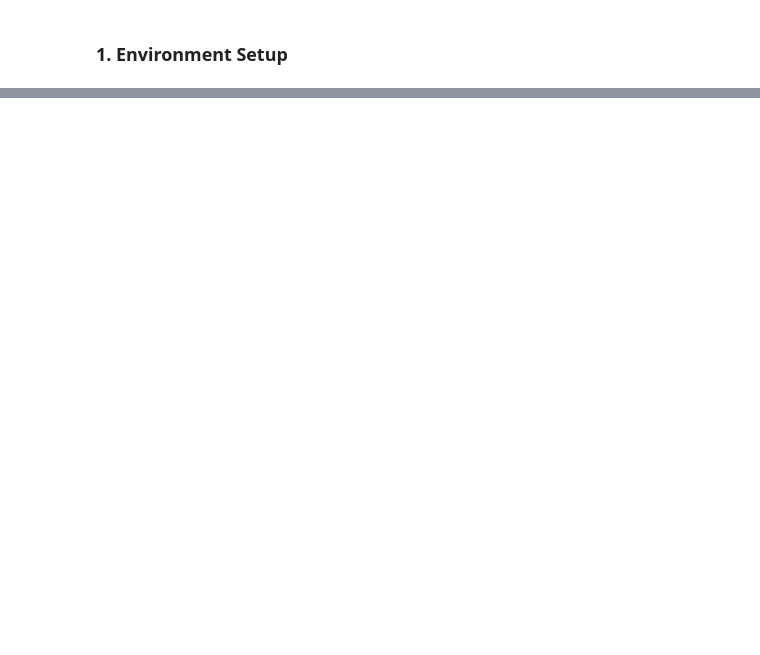
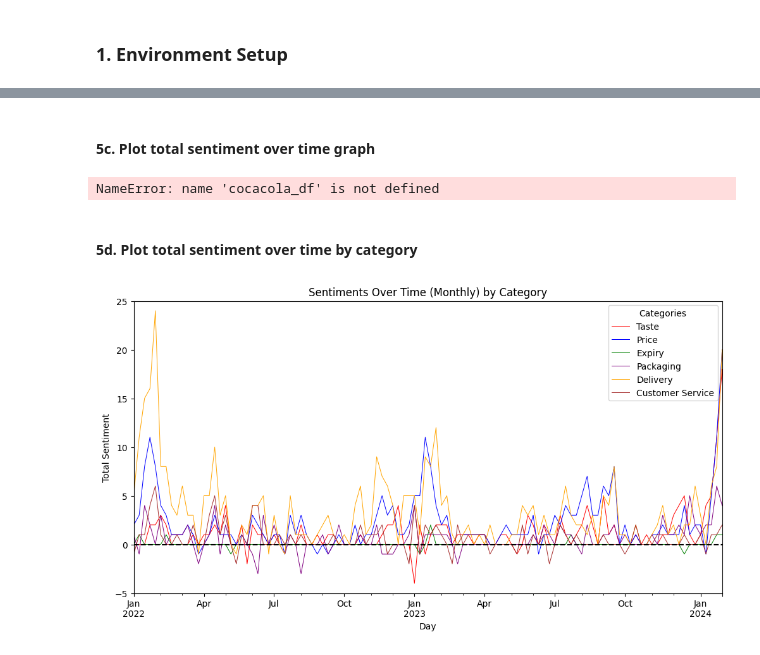
Before and after one commit to JHoeLee/LLMxDF, a Jupyter notebook: GPT_explore.ipynb, the cells around one changed output, grey strips where cells are left out. Saved outputs shown, nothing was run; the diff lists cells and outputs as text; code cells hidden in the pictures; blank space fills up the shorter version.

```diff
--- a/GPT_explore.ipynb
+++ b/GPT_explore.ipynb
@@ -26,0 +112,4 @@ completion.choices[0].message.content
+# %%
+cocacola_df = pd.read_excel('CocaCola_Reviews_with_Categories_v2.xlsx')
+
+cocacola_df.head()
@@ -26,0 +153,56 @@ completion.choices[0].message.content
+# %% [markdown]
+#### 5c. Plot total sentiment over time graph
+# %%
+# Group the data by 'Converted_Date' and sum the 'Average_Sentiment'
+weekly_sentiments = cocacola_df.groupby(pd.Grouper(key='Converted_Date', freq='W'))['Average_Sentiment'].sum()
+
+# Plot the data
+plt.figure(figsize=(12, 6))
+weekly_sentiments.plot(kind='line')
+plt.axhline(y=0, color='red', linestyle='--')  # Add a red line at y=0
+plt.xlabel('Week')
+plt.ylabel('Total Sentiment')
+plt.title('Total Sentiment Over Time (Weekly)')
+plt.xlim(pd.Timestamp('2022-01-01'), pd.Timestamp('2024-1-31'))
+plt.show()
+# %% [output]
+NameError: name 'cocacola_df' is not defined
+# %% [markdown]
+#### 5d. Plot total sentiment over time by category
+# %%
+# Definie sentiment values
+sentiment_mapping = {
+    'positive': 1,
+    'neutral': 0,
+    'negative': -1
+}
+
+# Function to extract the sentiment for a given category
+def extract_category_sentiment(category_dict, category):
+    if isinstance(category_dict, str):
+        category_dict = ast.literal_eval(category_dict)
+    return sentiment_mapping.get(category_dict.get(category, 'neutral'), 0)
+
+# Apply the function to create a new column 'Product_Quality_Sentiment'
+categories = ['Taste', 'Price', 'Expiry', 'Packaging', 'Delivery', 'Customer Service']
+for category in categories:
+    cocacola_df[f'{category}_sentiment'] = cocacola_df['Categories'].apply(lambda x: extract_category_sentiment(x, category))
+
+# Plot the data
+plt.figure(figsize=(12, 6))
+colors = {'Taste':'red', 'Price':'blue', 'Expiry':'green', 'Packaging':'purple', 'Delivery':'orange', 'Customer Service':'brown'}
+for category in categories:
+    sentiments_plot = cocacola_df.groupby(pd.Grouper(key='Converted_Date', freq='W'))[f'{category}_sentiment'].sum()
+    sentiments_plot.plot(kind='line', color=colors[category], label=category, alpha=1, linewidth=0.7)
+
+plt.axhline(y=0, color='black', linestyle='--')
+plt.xlabel('Day')
+plt.ylabel('Total Sentiment')
+plt.legend(title='Categories')
+plt.title('Sentiments Over Time (Monthly) by Category')
+
+plt.xlim(pd.Timestamp('2022-01-01'), pd.Timestamp('2024-1-31'))
+plt.ylim(-5,25)
+plt.show()
+# %% [output]
+[figure, added]
```
Also changed, not shown: parts of 17 cells of this notebook, 1 other file.
